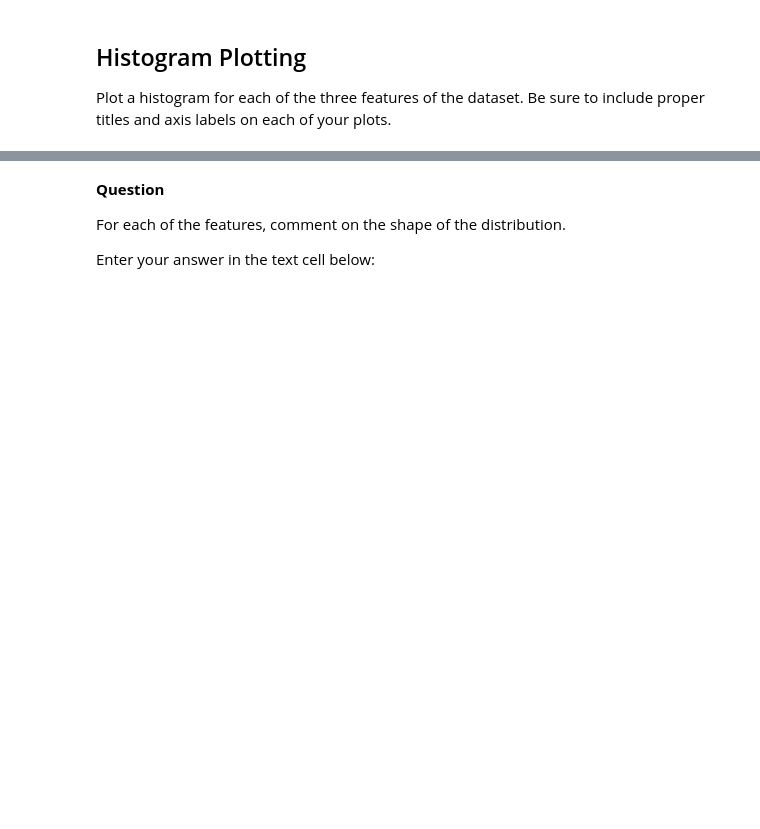
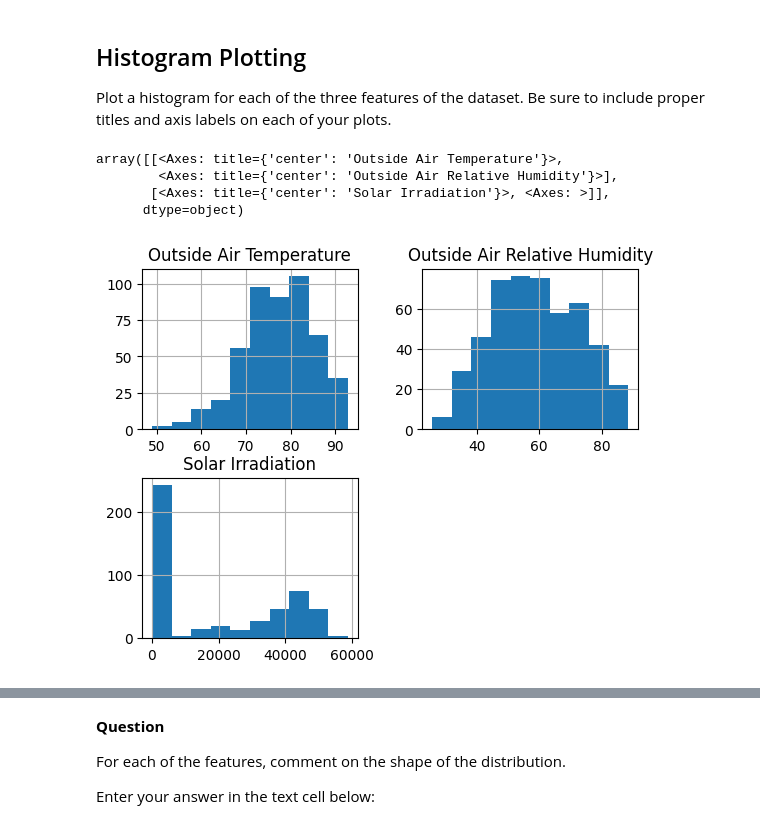
Before and after one commit to ncat-morrow/isen-project-1-vanguards, a Jupyter notebook: ISEN_370_Project_1_Assignment.ipynb, the cells around one changed output, grey strips where cells are left out. Drawn from its saved outputs; the diff is of its cells as text; code cells hidden in the pictures; blank space fills up the shorter version.

```diff
--- a/ISEN_370_Project_1_Assignment.ipynb
+++ b/ISEN_370_Project_1_Assignment.ipynb
@@ -43,3 +67,11 @@ hint: use describe() function.
 # %% [markdown]
 ## Histogram Plotting
 Plot a histogram for each of the three features of the dataset. Be sure to include proper titles and axis labels on each of your plots.
+# %%
+features.hist()
+# %% [output]
+array([[<Axes: title={'center': 'Outside Air Temperature'}>,
+        <Axes: title={'center': 'Outside Air Relative Humidity'}>],
+       [<Axes: title={'center': 'Solar Irradiation'}>, <Axes: >]],
+      dtype=object)
+[figure, added]
```
Also changed, not shown: parts of 12 cells of this notebook.
